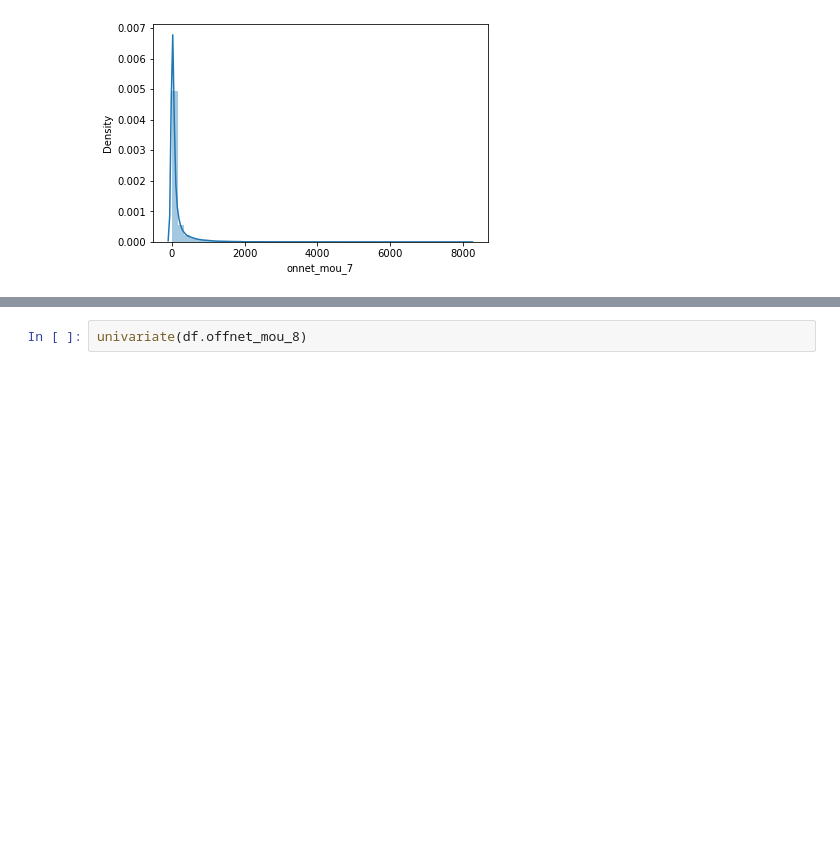
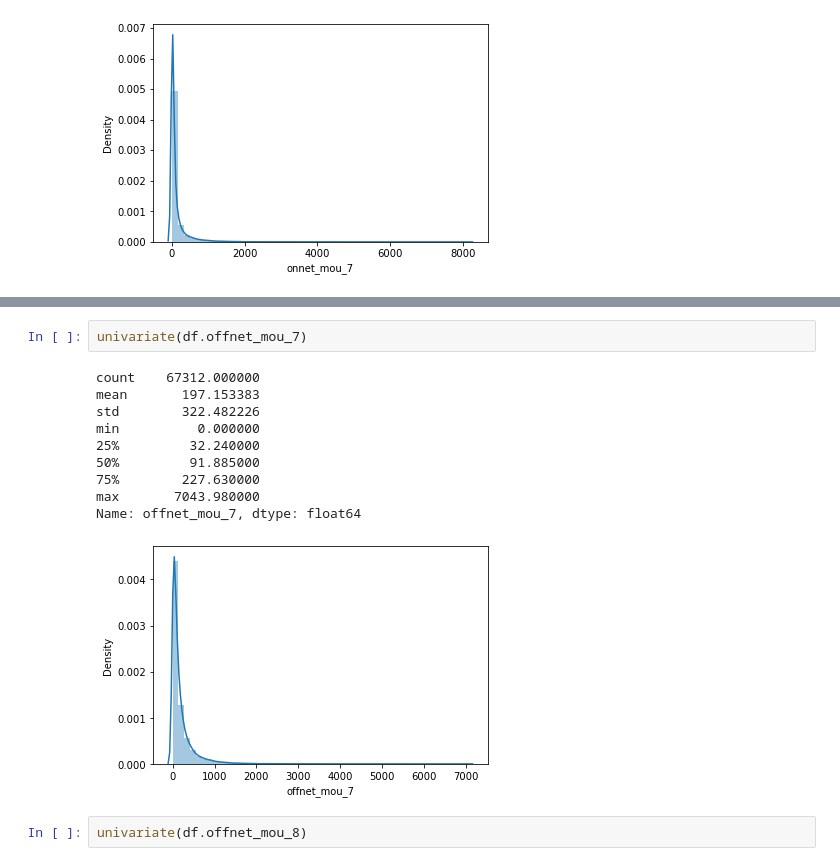
Before and after one commit to deepakgoyal17/Telephone_Churn_CaseStudy, a Jupyter notebook: Telecom-Chrun.ipynb, the cells around one changed output, grey strips where cells are left out. Saved outputs shown, nothing was run; the diff lists cells and outputs as text; blank space fills up the shorter version.

```diff
--- a/Telecom-Chrun.ipynb
+++ b/Telecom-Chrun.ipynb
@@ -537,3 +603,16 @@ Name: onnet_mou_7, dtype: float64
+# %%
+univariate(df.offnet_mou_7)
+# %% [output]
+count    67312.000000
+mean       197.153383
+std        322.482226
+min          0.000000
+25%         32.240000
+50%         91.885000
+75%        227.630000
+max       7043.980000
+Name: offnet_mou_7, dtype: float64
+[figure, added]
 # %%
 univariate(df.offnet_mou_8)
 # %% [output]
```
Also changed, not shown: parts of 88 cells of this notebook.
